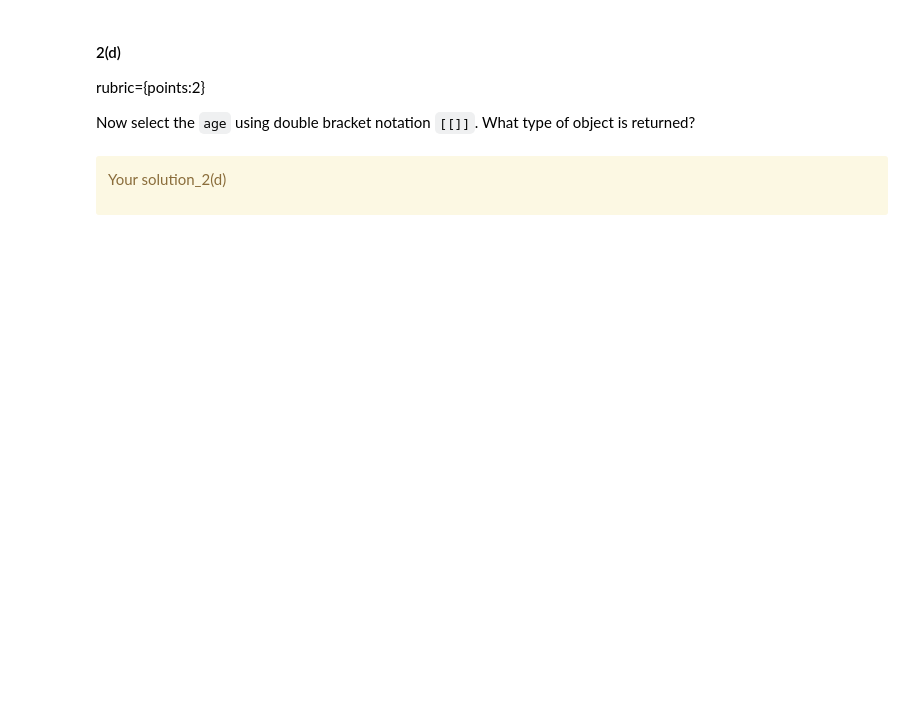
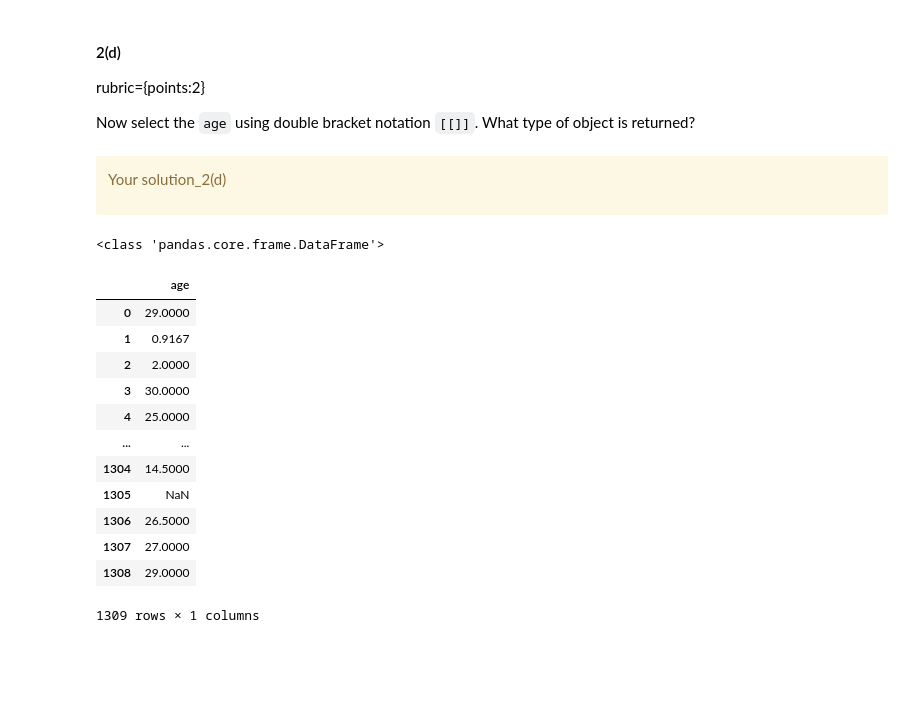
Before and after one commit to Kyleetd/cpsc330-2023W2, a Jupyter notebook: hw/hw1/hw1.ipynb, the cells around one changed output. Drawn from its saved outputs; the diff is of its cells as text; code cells hidden in the pictures; blank space fills up the shorter version.

```diff
--- a/hw/hw1/hw1.ipynb
+++ b/hw/hw1/hw1.ipynb
@@ -315,6 +341,29 @@ Your solution_2(d)
 </div>
 # %%
 ...
+# %%
+## Select the "age" column using double bracket notation ([[]] notation creates a new DataFrame containing only the specified column(s).)
+age_column_df = titanic_df[['age']]
+
+## Print the data type of object: pandas.core.frame.DataFrame
+print(type(age_column_df))
+
+age_column_df
+# %% [output]
+<class 'pandas.core.frame.DataFrame'>
+|  | age |
+| 0 | 29.0000 |
+| 1 | 0.9167 |
+| 2 | 2.0000 |
+| 3 | 30.0000 |
+| 4 | 25.0000 |
+| ... | ... |
+| 1304 | 14.5000 |
+| 1305 | NaN |
+| 1306 | 26.5000 |
+| 1307 | 27.0000 |
+| 1308 | 29.0000 |
+1309 rows × 1 columns
 # %% [markdown]
 <br><br>
 # %% [markdown]
```
Also changed, not shown: parts of 11 cells of this notebook.
